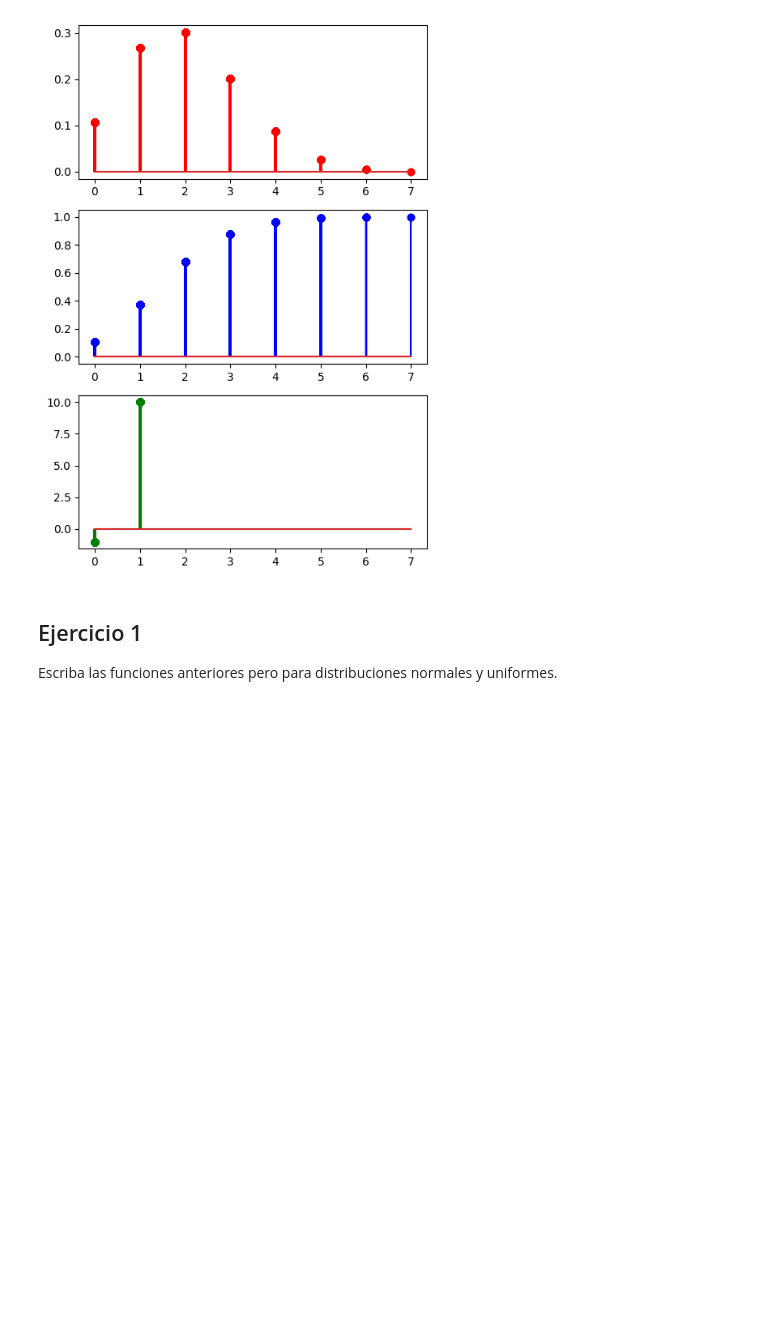
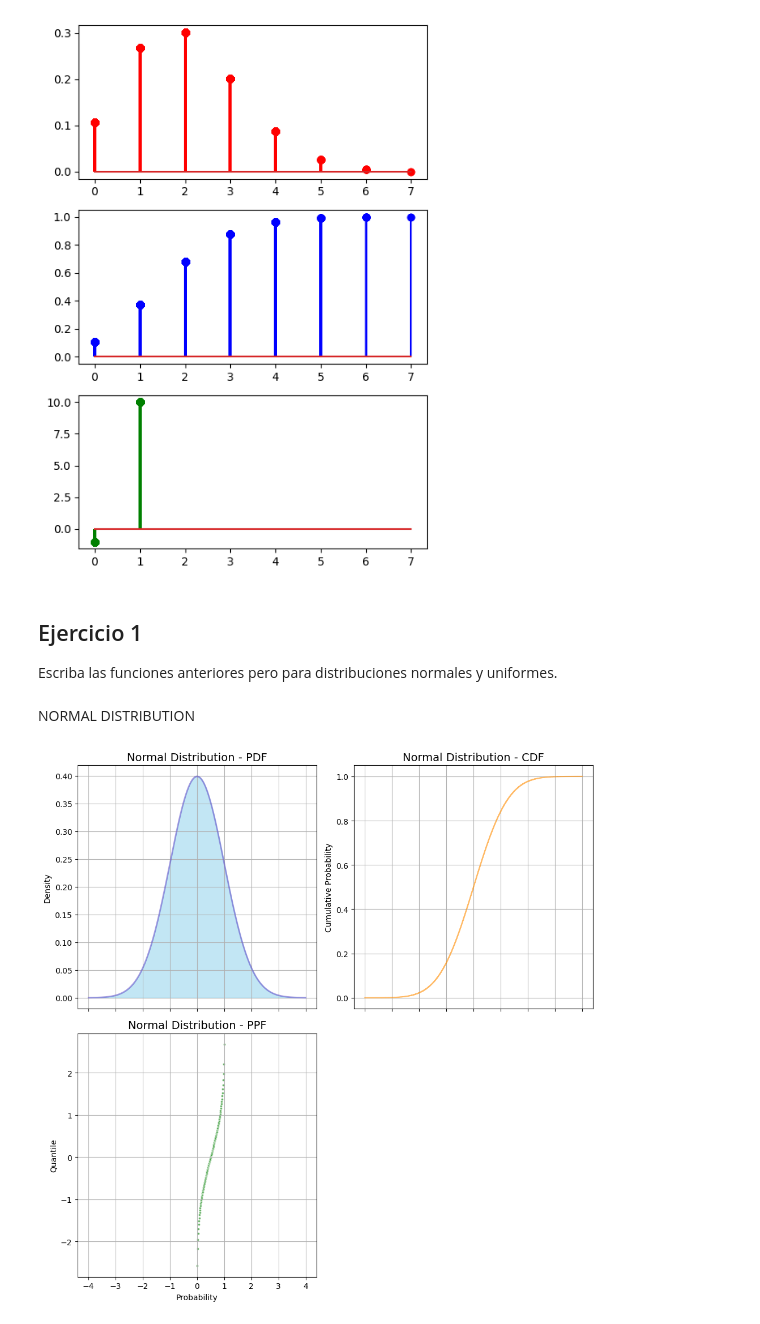
Before and after one commit to GuillePrograma94/probability-distribution-exercises-project-with-python, a Jupyter notebook: notebook/problems.es.ipynb, the cells around one changed output. Drawn from its saved outputs; the diff is of its cells as text; code cells hidden in the pictures; blank space fills up the shorter version.

```diff
--- a/notebook/problems.es.ipynb
+++ b/notebook/problems.es.ipynb
@@ -85,36 +85,67 @@ plt.show()
 ## Ejercicio 1
 
 Escriba las funciones anteriores pero para distribuciones normales y uniformes.
+# %% [markdown]
+NORMAL DISTRIBUTION
 # %%
 # We import for Normal Distribution from stats.
 from scipy.stats import norm
+import matplotlib.pyplot as plt
+import numpy as np
 
-# We define all the probability functions related with the normal distribution.
-
+# Function definitions
 def dnorm(x, mean=0, std=1):
-    """
-    Calculates the density of the normal distribution
-    """
-    result = norm.pdf(x, loc=mean, scale=std)
-    return result
+    #Density function of the normal distribution.
+    return norm.pdf(x, loc=mean, scale=std)
 
 def pnorm(x, mean=0, std=1):
-    """
-    Calculates the cumulative of the normal distribution
-    """
-    result = norm.cdf(x, loc=mean, scale=std)
-    return result
+    #Cumulative function of the normal distribution.
+    return norm.cdf(x, loc=mean, scale=std)
 
 def qnorm(p, mean=0, std=1):
-    """
-    Calculates the quantile function from the normal distribution
-    """
-    result = norm.ppf(q=p, loc=mean, scale=std)
-    return result
+    #Quantile function of the normal distribution.
+    return norm.ppf(q=p, loc=mean, scale=std)
 
 def rnorm(n, mean=0, std=1):
-    """
-    Generates random variables from the normal distribution
-    """
-    result = norm.rvs(size=n, loc=mean, scale=std)
-    return result
+    #Random variates from the normal distribution.
+    return norm.rvs(size=n, loc=mean, scale=std)
+
+# Data generation
+x_values = np.linspace(-4, 4, 800)
+
+# Calculations
+density = dnorm(x_values)
+cumulative = pnorm(x_values)
+quantile = qnorm(x_values)
+
+# Plotting
+fig, axes = plt.subplots(2, 2, figsize=(10, 10), sharex=True)
+
+# Density plot
+axes[0, 0].fill_between(x_values, density, color="skyblue", alpha=0.5)
+axes[0, 0].plot(x_values, density, color="Slateblue", alpha=0.6, linewidth=2)
+axes[0, 0].set_title('Normal Distribution - PDF', fontsize=14)
+axes[0, 0].set_ylabel('Density')
+axes[0, 0].grid(True)
+
+# Cumulative plot
+axes[0, 1].step(x_values, cumulative, color="darkorange", alpha=0.6, where='mid')
+axes[0, 1].set_title('Normal Distribution - CDF', fontsize=14)
+axes[0, 1].set_ylabel('Cumulative Probability')
+axes[0, 1].grid(True)
+
+# Quantile plot
+axes[1, 0].scatter(x_values, quantile, color="green", alpha=0.6, edgecolors='w', s=10)
+axes[1, 0].set_title('Normal Distribution - PPF', fontsize=14)
+axes[1, 0].set_xlabel('Probability')
+axes[1, 0].set_ylabel('Quantile')
+axes[1, 0].grid(True)
+
+# Hide the unused subplot
+axes[1, 1].axis('off')
+
+# Adjust layout and show plot
+plt.tight_layout()
+plt.show()
+# %% [output]
+[figure, added]
```
Also changed, not shown: parts of 2 cells of this notebook.
